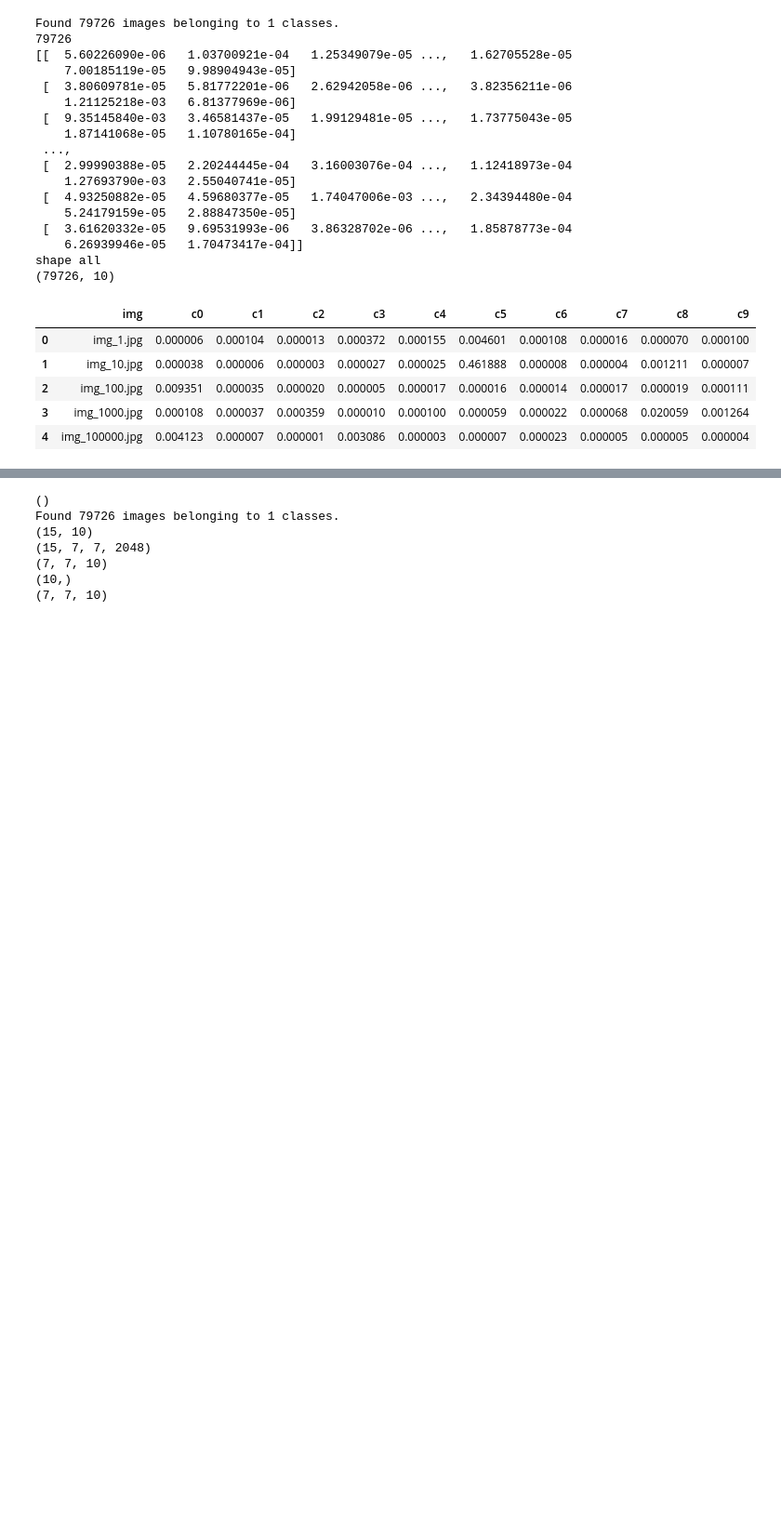
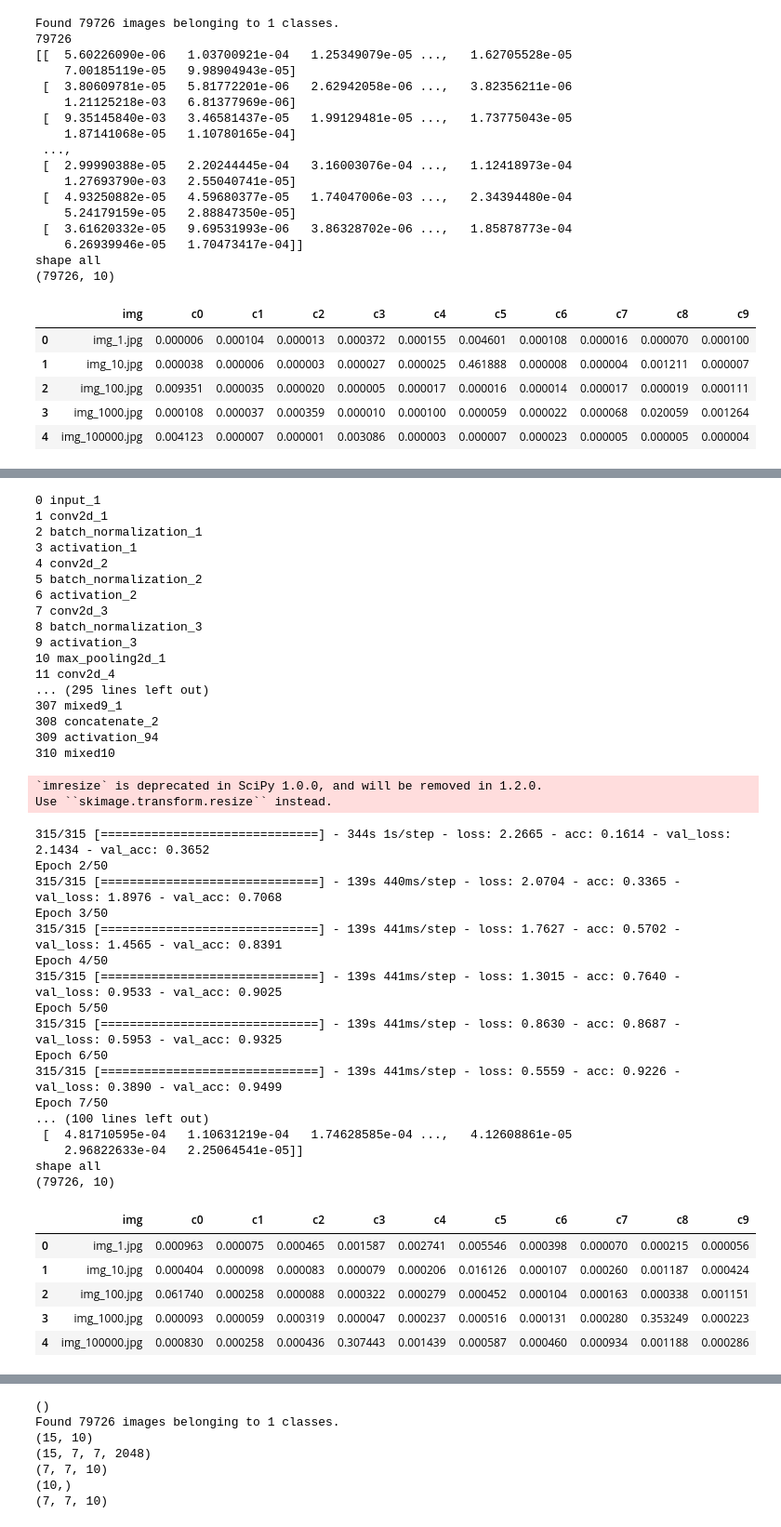
Before and after one commit to rosaann/driver, a Jupyter notebook: driver.ipynb, the cells around one changed output, grey strips where cells are left out. Shown at 93% size. Cells and saved outputs as stored; diff of their text form; code cells hidden in the pictures; blank space fills up the shorter version.

```diff
--- a/driver.ipynb
+++ b/driver.ipynb
@@ -95,7 +96,7 @@ def inceptionV3_model(image_size = (299, 299), if_draw_model = False):
    #     layer.trainable = True
 
     x = GlobalAveragePooling2D()(base_model.output)
-    x = Dropout(0.5)(x)
+    x = Dropout(0.25)(x)
     x = Dense(10, activation='sigmoid')(x)
     model = Model(base_model.input, x)
 
@@ -917,0 +1014,50 @@ MemoryError:
+# %%
+#lr sgd 50 epoch
+model = train_model_2(inceptionV3_model)
+test_model_2(model, 'pred.csv')
+data = pd.read_csv("pred.csv")
+
+display(data.head())
+# %% [output]
+0 input_1
+1 conv2d_1
+2 batch_normalization_1
+3 activation_1
+4 conv2d_2
+5 batch_normalization_2
+6 activation_2
+7 conv2d_3
+8 batch_normalization_3
+9 activation_3
+10 max_pooling2d_1
+11 conv2d_4
+... (295 lines left out)
+307 mixed9_1
+308 concatenate_2
+309 activation_94
+310 mixed10
+`imresize` is deprecated in SciPy 1.0.0, and will be removed in 1.2.0.
+Use ``skimage.transform.resize`` instead.
+315/315 [==============================] - 344s 1s/step - loss: 2.2665 - acc: 0.1614 - val_loss: 2.1434 - val_acc: 0.3652
+Epoch 2/50
+315/315 [==============================] - 139s 440ms/step - loss: 2.0704 - acc: 0.3365 - val_loss: 1.8976 - val_acc: 0.7068
+Epoch 3/50
+315/315 [==============================] - 139s 441ms/step - loss: 1.7627 - acc: 0.5702 - val_loss: 1.4565 - val_acc: 0.8391
+Epoch 4/50
+315/315 [==============================] - 139s 441ms/step - loss: 1.3015 - acc: 0.7640 - val_loss: 0.9533 - val_acc: 0.9025
+Epoch 5/50
+315/315 [==============================] - 139s 441ms/step - loss: 0.8630 - acc: 0.8687 - val_loss: 0.5953 - val_acc: 0.9325
+Epoch 6/50
+315/315 [==============================] - 139s 441ms/step - loss: 0.5559 - acc: 0.9226 - val_loss: 0.3890 - val_acc: 0.9499
+Epoch 7/50
+... (100 lines left out)
+ [  4.81710595e-04   1.10631219e-04   1.74628585e-04 ...,   4.12608861e-05
+    2.96822633e-04   2.25064541e-05]]
+shape all
+(79726, 10)
+|  | img | c0 | c1 | c2 | c3 | c4 | c5 | c6 | c7 | c8 | c9 |
+| 0 | img_1.jpg | 0.000963 | 0.000075 | 0.000465 | 0.001587 | 0.002741 | 0.005546 | 0.000398 | 0.000070 | 0.000215 | 0.000056 |
+| 1 | img_10.jpg | 0.000404 | 0.000098 | 0.000083 | 0.000079 | 0.000206 | 0.016126 | 0.000107 | 0.000260 | 0.001187 | 0.000424 |
+| 2 | img_100.jpg | 0.061740 | 0.000258 | 0.000088 | 0.000322 | 0.000279 | 0.000452 | 0.000104 | 0.000163 | 0.000338 | 0.001151 |
+| 3 | img_1000.jpg | 0.000093 | 0.000059 | 0.000319 | 0.000047 | 0.000237 | 0.000516 | 0.000131 | 0.000280 | 0.353249 | 0.000223 |
+| 4 | img_100000.jpg | 0.000830 | 0.000258 | 0.000436 | 0.307443 | 0.001439 | 0.000587 | 0.000460 | 0.000934 | 0.001188 | 0.000286 |
```
Also changed, not shown: parts of 8 cells of this notebook.
